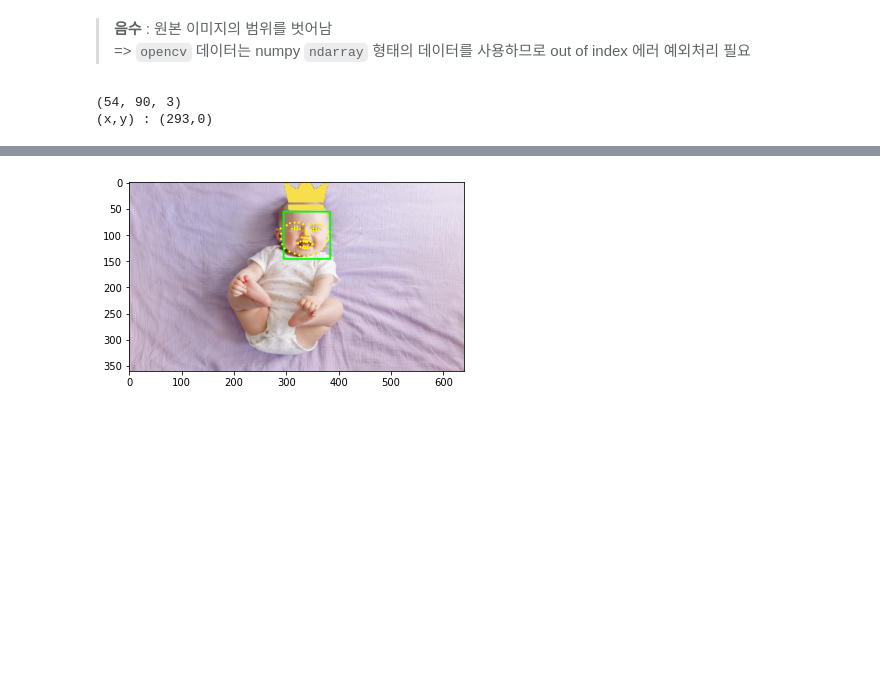
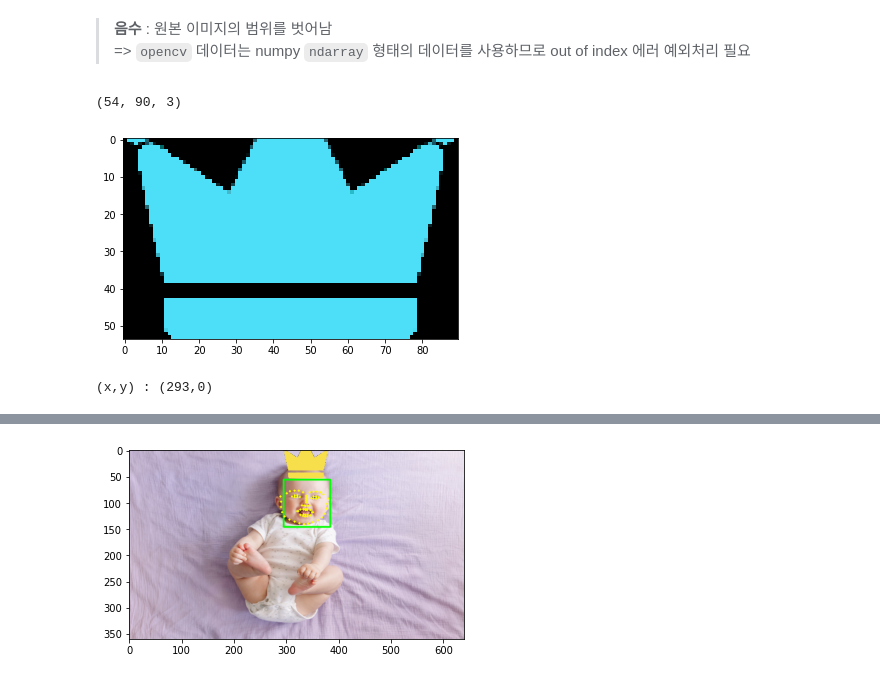
Before and after one commit to kimyeondu/Data-Science, a Jupyter notebook: Exploration/Make_Camera_Sticker_App.ipynb, the cells around one changed output, grey strips where cells are left out. Saved outputs shown, nothing was run; the diff lists cells and outputs as text; code cells hidden in the pictures; blank space fills up the shorter version.

```diff
--- a/Exploration/Make_Camera_Sticker_App.ipynb
+++ b/Exploration/Make_Camera_Sticker_App.ipynb
@@ -250,14 +253,17 @@ print ('(x,y) : (%d,%d)'%(refined_x, refined_y))
 # %%
 # 원본 이미지의 범위 벗어난 스티커 부분 제거
 img_sticker = img_sticker[-refined_y:]
 print (img_sticker.shape)
+plt.imshow(img_sticker)
+plt.show()
 
 # y좌표(top) 는 원본 이미지의 경계 값으로 수정
 refined_y = 0
 print ('(x,y) : (%d,%d)'%(refined_x, refined_y))
 # %% [output]
 (54, 90, 3)
-(x,y) : (293,0)
+[figure, added]
+(x,y) : (293,0)
 # %%
 # 원본 이미지에 스티커 적용
 
```
Also changed, not shown: parts of 28 cells of this notebook, 3 other files.
